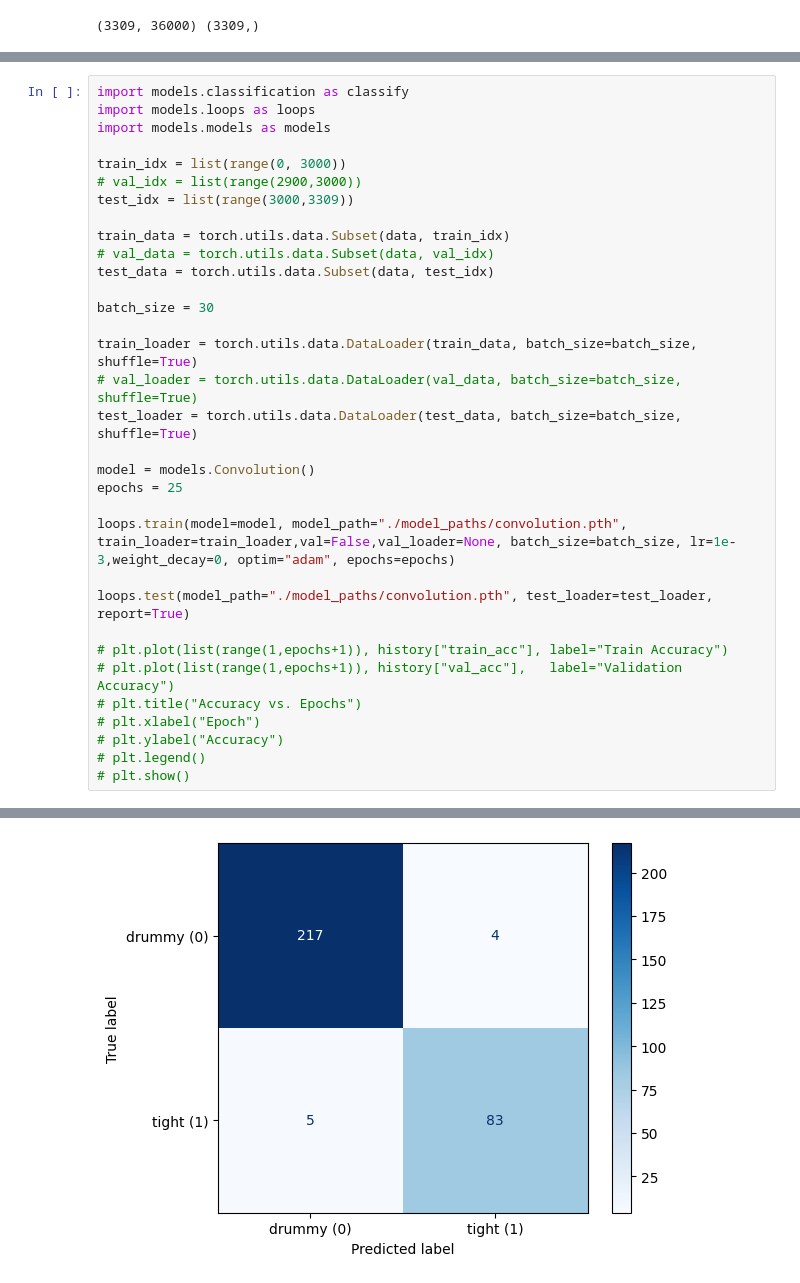
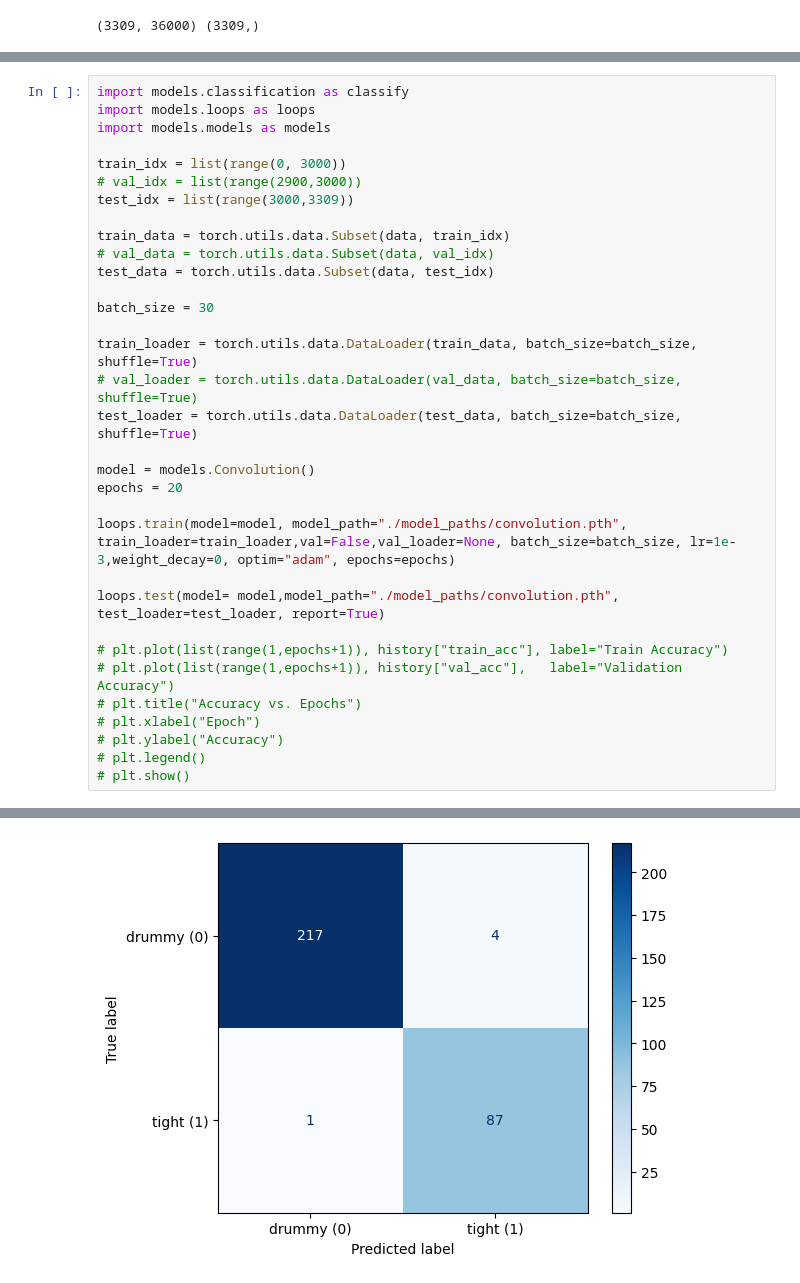
Before and after one commit to kanwarSINGH03/acoustic_signal_classification, a Jupyter notebook: evaluation/convolution.ipynb, the cells around one changed output, grey strips where cells are left out. Cells and saved outputs as stored; diff of their text form.

Commit message:
Convolution P2 87.70%

```diff
--- a/evaluation/convolution.ipynb
+++ b/evaluation/convolution.ipynb
@@ -155,11 +139,11 @@ train_loader = torch.utils.data.DataLoader(train_data, batch_size=batch_size, sh
 test_loader = torch.utils.data.DataLoader(test_data, batch_size=batch_size, shuffle=True)
 
 model = models.Convolution()
-epochs = 25
+epochs = 20
 
 loops.train(model=model, model_path="./model_paths/convolution.pth", train_loader=train_loader,val=False,val_loader=None, batch_size=batch_size, lr=1e-3,weight_decay=0, optim="adam", epochs=epochs)
 
-loops.test(model_path="./model_paths/convolution.pth", test_loader=test_loader, report=True)
+loops.test(model= model,model_path="./model_paths/convolution.pth", test_loader=test_loader, report=True)
 
 # plt.plot(list(range(1,epochs+1)), history["train_acc"], label="Train Accuracy")
 # plt.plot(list(range(1,epochs+1)), history["val_acc"],   label="Validation Accuracy")
@@ -189,4 +173,4 @@ Test accuracy: 0.9709
-[figure, old version]
+[figure, new version]
 Classification Report:
                precision    recall  f1-score   support
 
```
Also changed, not shown: parts of 2 cells of this notebook, 2 other files.
